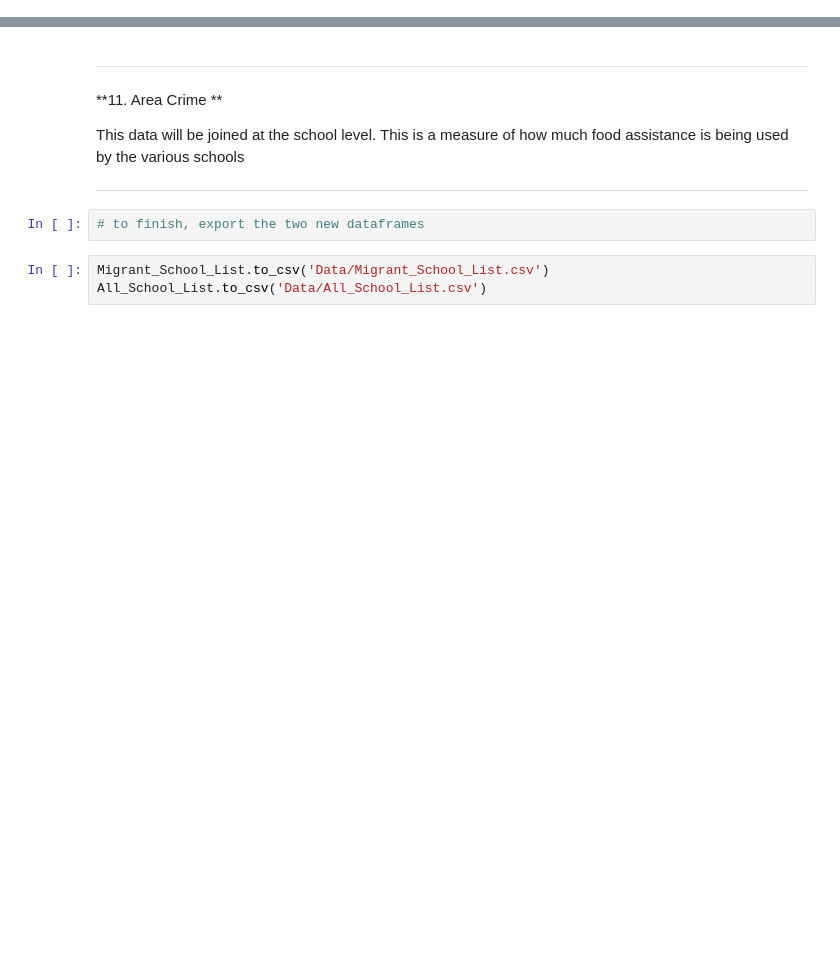
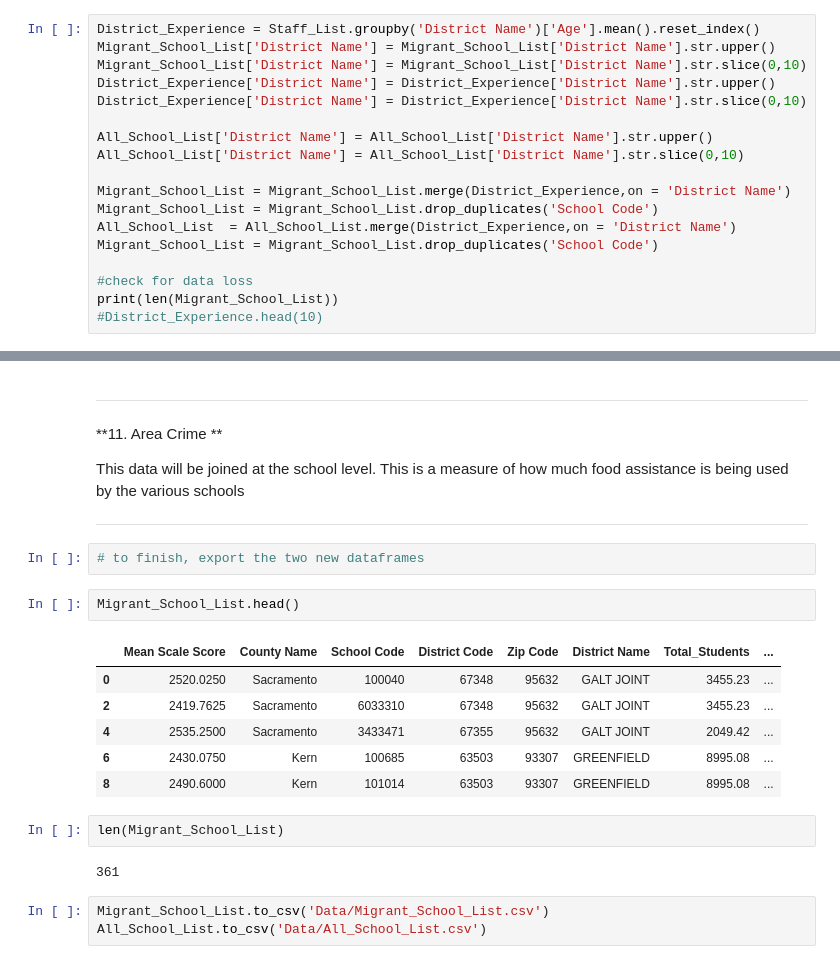
Before and after one commit to NathanLaird/Migrant-Education, a Jupyter notebook: Data_Wrangling.ipynb, the cells around one changed output, grey strips where cells are left out. Drawn from its saved outputs; the diff is of its cells as text; blank space fills up the shorter version.

```diff
--- a/Data_Wrangling.ipynb
+++ b/Data_Wrangling.ipynb
@@ -274,2 +294,20 @@ This data will be joined at the school level. This is a measure of how much food
 
 ****
+# %%
+District_Experience = Staff_List.groupby('District Name')['Age'].mean().reset_index()
+Migrant_School_List['District Name'] = Migrant_School_List['District Name'].str.upper()
+Migrant_School_List['District Name'] = Migrant_School_List['District Name'].str.slice(0,10)
+District_Experience['District Name'] = District_Experience['District Name'].str.upper()
+District_Experience['District Name'] = District_Experience['District Name'].str.slice(0,10)
+
+All_School_List['District Name'] = All_School_List['District Name'].str.upper()
+All_School_List['District Name'] = All_School_List['District Name'].str.slice(0,10)
+
+Migrant_School_List = Migrant_School_List.merge(District_Experience,on = 'District Name')
+Migrant_School_List = Migrant_School_List.drop_duplicates('School Code')
+All_School_List  = All_School_List.merge(District_Experience,on = 'District Name')
+Migrant_School_List = Migrant_School_List.drop_duplicates('School Code')
+
+#check for data loss
+print(len(Migrant_School_List))
+#District_Experience.head(10)
@@ -282,6 +322,19 @@ This data will be joined at the school level. This is a measure of how much food
 ****
 # %%
 # to finish, export the two new dataframes
+# %%
+Migrant_School_List.head()
+# %% [output]
+|  | Mean Scale Score | County Name | School Code | District Code | Zip Code | District Name | Total_Students | ... |
+| 0 | 2520.0250 | Sacramento | 100040 | 67348 | 95632 | GALT JOINT | 3455.23 | ... |
+| 2 | 2419.7625 | Sacramento | 6033310 | 67348 | 95632 | GALT JOINT | 3455.23 | ... |
+| 4 | 2535.2500 | Sacramento | 3433471 | 67355 | 95632 | GALT JOINT | 2049.42 | ... |
+| 6 | 2430.0750 | Kern | 100685 | 63503 | 93307 | GREENFIELD | 8995.08 | ... |
+| 8 | 2490.6000 | Kern | 101014 | 63503 | 93307 | GREENFIELD | 8995.08 | ... |
+# %%
+len(Migrant_School_List)
+# %% [output]
+361
 # %%
 Migrant_School_List.to_csv('Data/Migrant_School_List.csv')
 All_School_List.to_csv('Data/All_School_List.csv')
```
Also changed, not shown: parts of 16 cells of this notebook, 5 other files.
